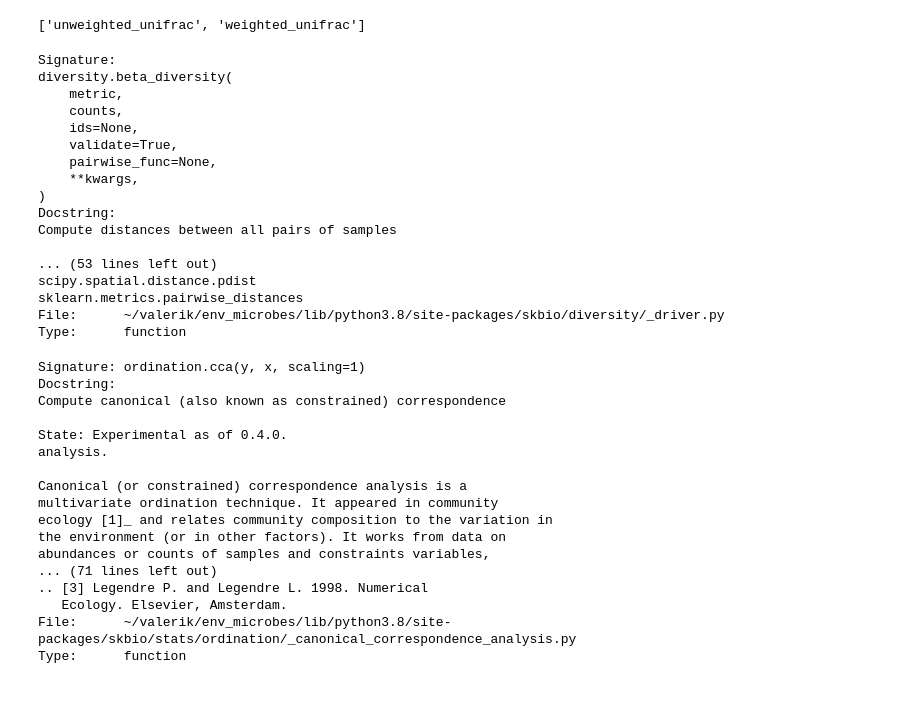
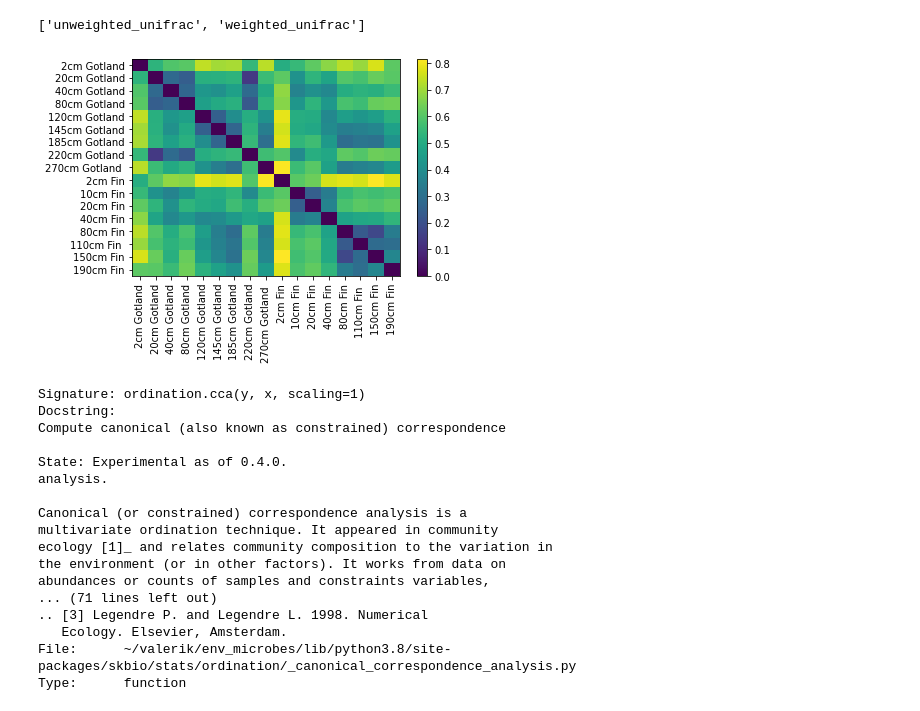
Before and after one commit to kpotoh/valerik, a Jupyter notebook: notebooks/diversity.ipynb, the cells around one changed output. Cells and saved outputs as stored; diff of their text form; code cells hidden in the pictures.

Commit message:
beta with BC done & prepared to build tree

```diff
--- a/notebooks/diversity.ipynb
+++ b/notebooks/diversity.ipynb
@@ -23,0 +126,5 @@ comp = pd.read_csv("../data/comp.csv")
+# %%
+comp_full = pd.read_csv("../data/processed/comp_full.csv")
+comp_full["2cm Gotland"] = comp_full["2cm Gotland"].fillna(0.)
+print(comp_full.shape)
+comp_full.head()
@@ -23,0 +140,6 @@ comp = pd.read_csv("../data/comp.csv")
+# %%
+comp_otu = comp_full.drop(["domain", "phylum", "class", "order", "family", "genus", "sequence"], axis=1)
+comp_otu.set_index("OTU", inplace=True)
+comp_otu.columns.name = "Samples"
+comp_otu = comp_otu.T
+comp_otu.head()
@@ -25,26 +162,12 @@ comp = pd.read_csv("../data/comp.csv")
 diversity.get_beta_diversity_metrics()
 # %% [output]
 ['unweighted_unifrac', 'weighted_unifrac']
-# %%
-diversity.beta_diversity?
-# %% [output]
-Signature:
-diversity.beta_diversity(
-    metric,
-    counts,
-    ids=None,
-    validate=True,
-    pairwise_func=None,
-    **kwargs,
-)
-Docstring:
-Compute distances between all pairs of samples
-
-... (53 lines left out)
-scipy.spatial.distance.pdist
-sklearn.metrics.pairwise_distances
-File:      ~/valerik/env_microbes/lib/python3.8/site-packages/skbio/diversity/_driver.py
-Type:      function
+# %%
+metric = "braycurtis" # jaccard
+dm = diversity.beta_diversity(metric, comp_otu, comp_otu.index)
+dm
+# %% [output]
+[figure, added]
 # %%
 ordination.cca?
 # %% [output]
```
Also changed, not shown: parts of 15 cells of this notebook, 4 other files.
